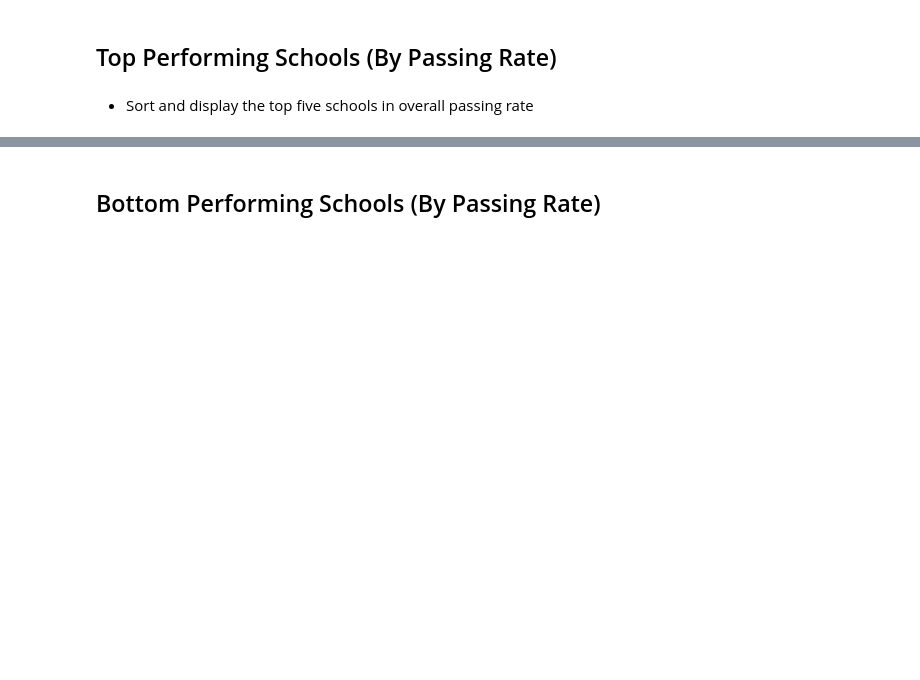
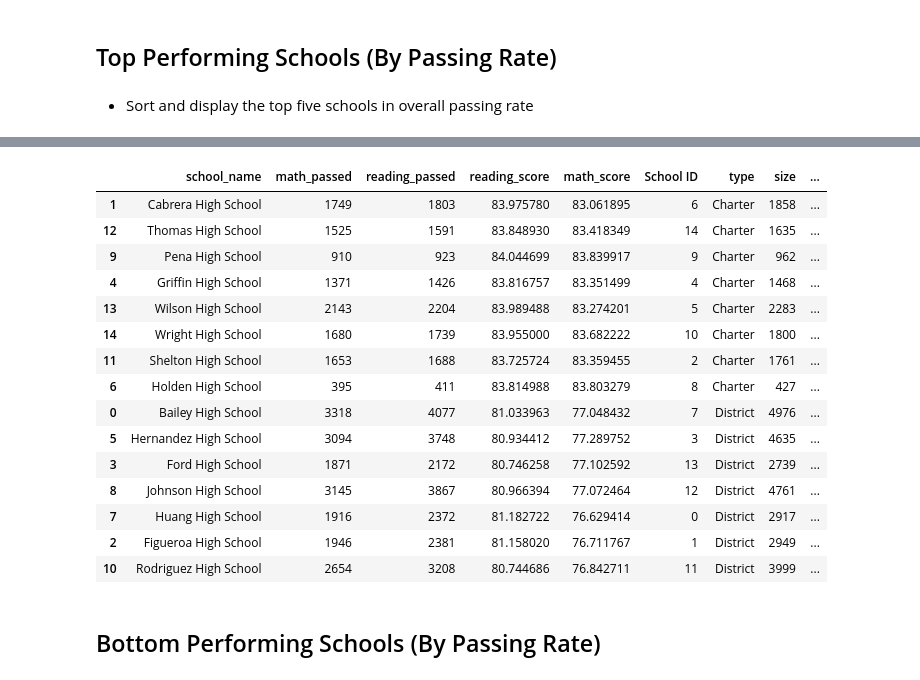
Before and after one commit to nvanlangen/pandas-challenge, a Jupyter notebook: PyCitySchools/PyCitySchools_NVL.ipynb, the cells around one changed output, grey strips where cells are left out. Saved outputs shown, nothing was run; the diff lists cells and outputs as text; code cells hidden in the pictures; blank space fills up the shorter version.

Commit message:
School Summary data added

```diff
--- a/PyCitySchools/PyCitySchools_NVL.ipynb
+++ b/PyCitySchools/PyCitySchools_NVL.ipynb
@@ -96,3 +96,7 @@ totals_df
 ## Top Performing Schools (By Passing Rate)
 # %% [markdown]
 * Sort and display the top five schools in overall passing rate
+# %%
+school_summary_data = school_data
+school_summary_data["BudgetPerStudent"] = school_data["budget"] / school_data["size"]
+school_summary_data
@@ -99,3 +120,50 @@ totals_df
+# %%
+student_summary_data = student_data.groupby("school_name")
+#student_summary_data.sum()
+student_summary_mean = student_summary_data.mean()
+
+student_summary_mean = student_summary_mean.drop(columns="Student ID")
+student_summary_mean
+
+student_math_pass = student_data.loc[student_data["math_score"] >=70,:]
+student_math_pass_temp = student_math_pass.groupby("school_name")
+student_math_pass_by_school = student_math_pass_temp.count()
+student_math_pass_by_school = student_math_pass_by_school.drop(["Student ID","student_name","gender","grade","reading_score"],axis=1)
+student_math_pass_by_school=student_math_pass_by_school.rename(columns={"math_score": "math_passed"})
+student_math_pass_by_school
+student_reading_pass = student_data.loc[student_data["reading_score"] >=70,:]
+student_reading_pass_temp = student_reading_pass.groupby("school_name")
+student_reading_pass_by_school = student_reading_pass_temp.count()
+student_reading_pass_by_school = student_reading_pass_by_school.drop(["Student ID","student_name","gender","grade","math_score"],axis=1)
+student_reading_pass_by_school=student_reading_pass_by_school.rename(columns={"reading_score": "reading_passed"})
+student_reading_pass_by_school
+
+student_summary_data_by_school = pd.merge(student_math_pass_by_school,student_reading_pass_by_school,on=["school_name"])
+student_summary_data_by_school = pd.merge(student_summary_data_by_school,student_summary_mean,on=["school_name"])
+school_summary_data2 = pd.merge(student_summary_data_by_school,school_summary_data,on=["school_name"])
+school_summary_data2["math_pct"] = school_summary_data2["math_passed"]/school_summary_data2["size"]*100
+school_summary_data2["reading_pct"] = school_summary_data2["reading_passed"]/school_summary_data2["size"]*100
+school_summary_data2["overall"] = (school_summary_data2["math_pct"] + school_summary_data2["reading_pct"])/2
+
+
+school_summary_data2.sort_values("overall",ascending=False)
+# %% [output]
+|  | school_name | math_passed | reading_passed | reading_score | math_score | School ID | type | size | ... |
+| 1 | Cabrera High School | 1749 | 1803 | 83.975780 | 83.061895 | 6 | Charter | 1858 | ... |
+| 12 | Thomas High School | 1525 | 1591 | 83.848930 | 83.418349 | 14 | Charter | 1635 | ... |
+| 9 | Pena High School | 910 | 923 | 84.044699 | 83.839917 | 9 | Charter | 962 | ... |
+| 4 | Griffin High School | 1371 | 1426 | 83.816757 | 83.351499 | 4 | Charter | 1468 | ... |
+| 13 | Wilson High School | 2143 | 2204 | 83.989488 | 83.274201 | 5 | Charter | 2283 | ... |
+| 14 | Wright High School | 1680 | 1739 | 83.955000 | 83.682222 | 10 | Charter | 1800 | ... |
+| 11 | Shelton High School | 1653 | 1688 | 83.725724 | 83.359455 | 2 | Charter | 1761 | ... |
+| 6 | Holden High School | 395 | 411 | 83.814988 | 83.803279 | 8 | Charter | 427 | ... |
+| 0 | Bailey High School | 3318 | 4077 | 81.033963 | 77.048432 | 7 | District | 4976 | ... |
+| 5 | Hernandez High School | 3094 | 3748 | 80.934412 | 77.289752 | 3 | District | 4635 | ... |
+| 3 | Ford High School | 1871 | 2172 | 80.746258 | 77.102592 | 13 | District | 2739 | ... |
+| 8 | Johnson High School | 3145 | 3867 | 80.966394 | 77.072464 | 12 | District | 4761 | ... |
+| 7 | Huang High School | 1916 | 2372 | 81.182722 | 76.629414 | 0 | District | 2917 | ... |
+| 2 | Figueroa High School | 1946 | 2381 | 81.158020 | 76.711767 | 1 | District | 2949 | ... |
+| 10 | Rodriguez High School | 2654 | 3208 | 80.744686 | 76.842711 | 11 | District | 3999 | ... |
 # %% [markdown]
 ## Bottom Performing Schools (By Passing Rate)
 # %% [markdown]
```
Also changed, not shown: parts of 2 cells of this notebook.
